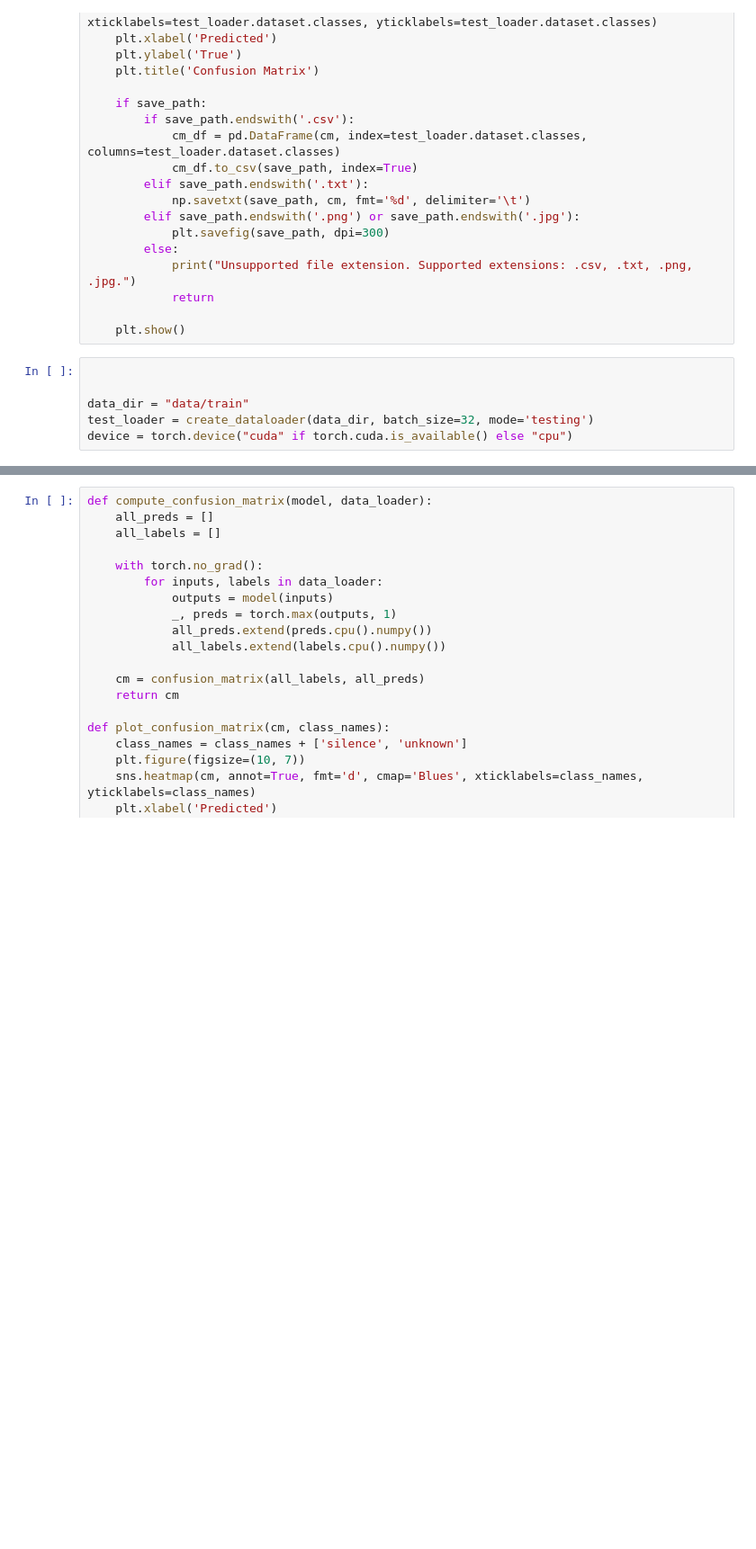
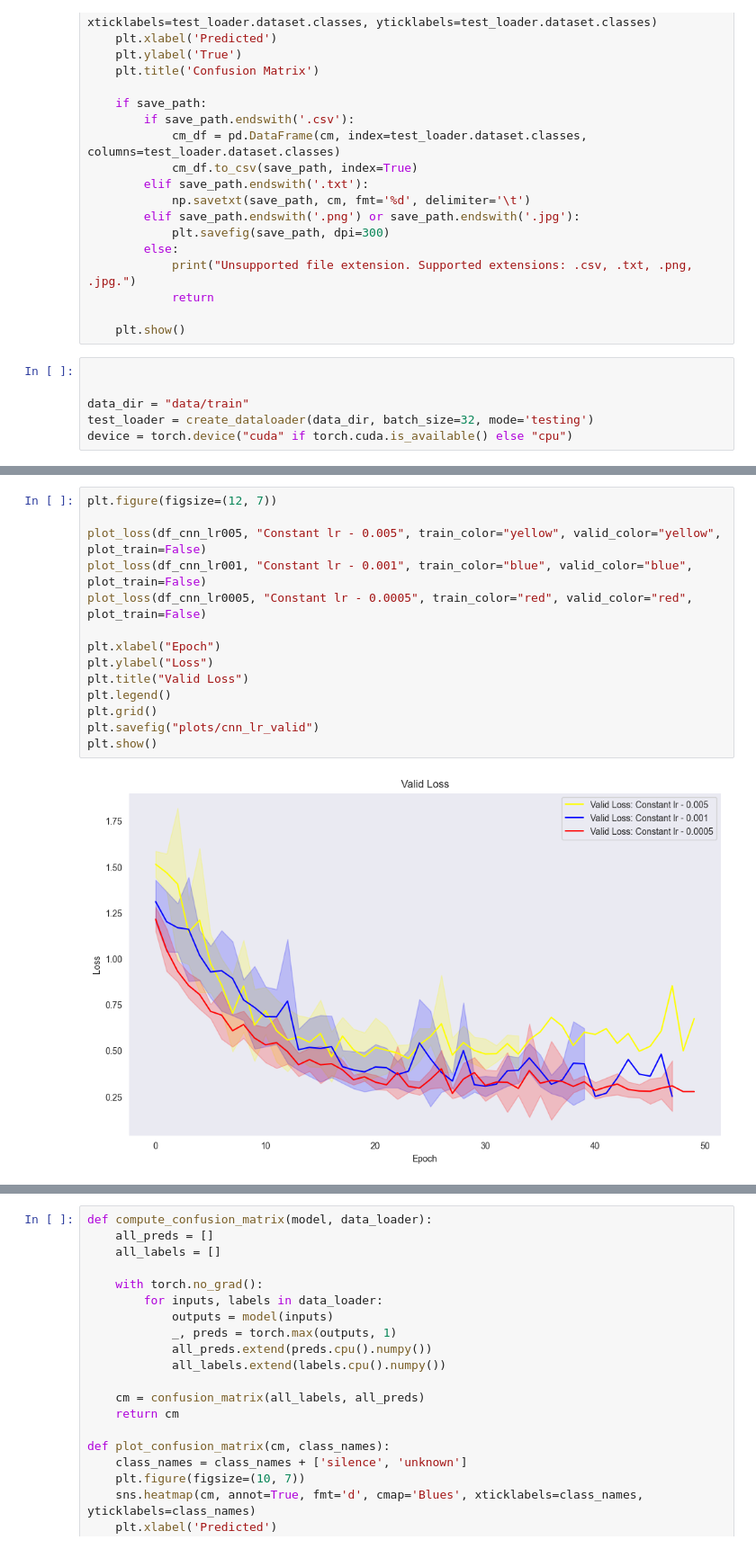
Before and after one commit to Mafarein/deep_learning_project2, a Jupyter notebook: model_experiments.ipynb, the cells around one changed output, grey strips where cells are left out. Shown at 90% size. Cells and saved outputs as stored; diff of their text form; blank space fills up the shorter version.

```diff
--- a/model_experiments.ipynb
+++ b/model_experiments.ipynb
@@ -201,0 +212,16 @@ plt.show()
+# %%
+plt.figure(figsize=(12, 7))
+
+plot_loss(df_cnn_lr005, "Constant lr - 0.005", train_color="yellow", valid_color="yellow", plot_train=False)
+plot_loss(df_cnn_lr001, "Constant lr - 0.001", train_color="blue", valid_color="blue", plot_train=False)
+plot_loss(df_cnn_lr0005, "Constant lr - 0.0005", train_color="red", valid_color="red", plot_train=False)
+
+plt.xlabel("Epoch")
+plt.ylabel("Loss")
+plt.title("Valid Loss")
+plt.legend()
+plt.grid()
+plt.savefig("plots/cnn_lr_valid")
+plt.show()
+# %% [output]
+[figure, added]
```
Also changed, not shown: parts of 8 cells of this notebook, 25 other files.
